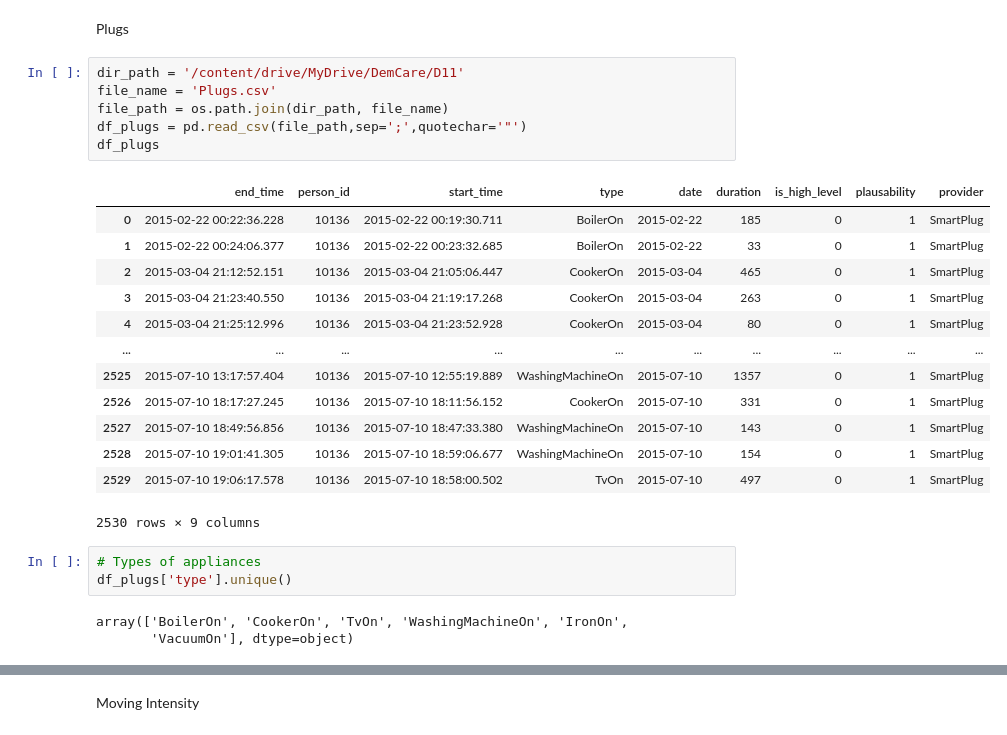
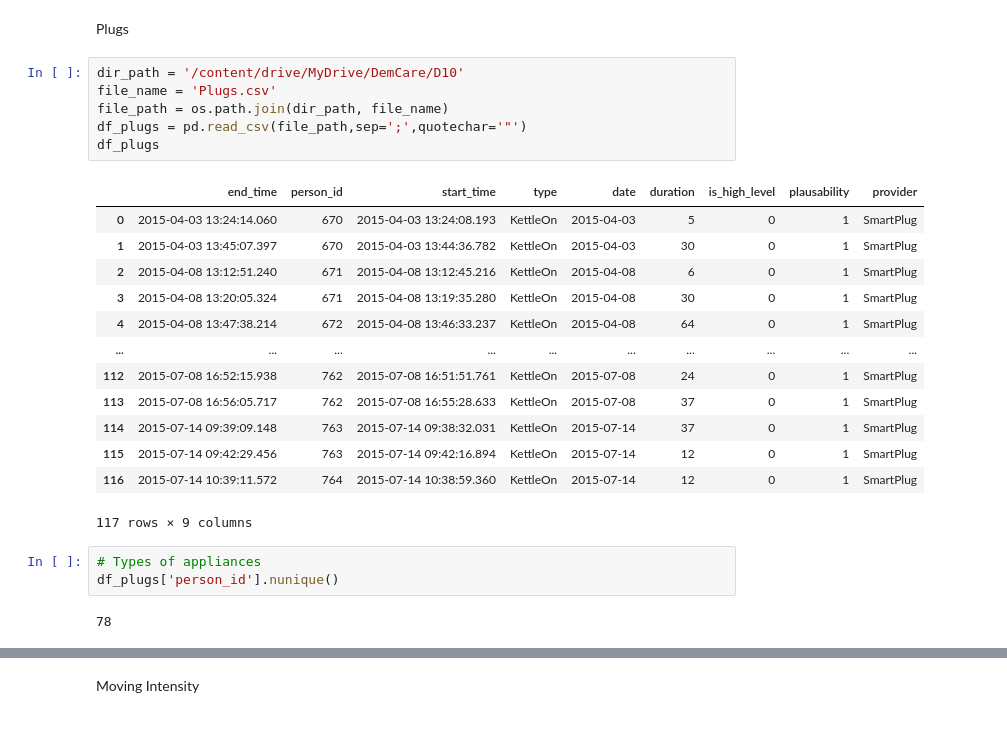
Before and after one commit to gkianfar/DemCare-Analysis, a Jupyter notebook: DemCare_Analysis.ipynb, the cells around one changed output, grey strips where cells are left out. Cells and saved outputs as stored; diff of their text form.

```diff
--- a/DemCare_Analysis.ipynb
+++ b/DemCare_Analysis.ipynb
@@ -123,28 +170,27 @@ plt.show()
 # %% [markdown]
 Plugs
 # %%
-dir_path = '/content/drive/MyDrive/DemCare/D11'
+dir_path = '/content/drive/MyDrive/DemCare/D10'
 file_name = 'Plugs.csv'
 file_path = os.path.join(dir_path, file_name)
 df_plugs = pd.read_csv(file_path,sep=';',quotechar='"')
 df_plugs
 # %% [output]
 |  | end_time | person_id | start_time | type | date | duration | is_high_level | plausability | provider |
-| 0 | 2015-02-22 00:22:36.228 | 10136 | 2015-02-22 00:19:30.711 | BoilerOn | 2015-02-22 | 185 | 0 | 1 | SmartPlug |
-| 1 | 2015-02-22 00:24:06.377 | 10136 | 2015-02-22 00:23:32.685 | BoilerOn | 2015-02-22 | 33 | 0 | 1 | SmartPlug |
-| 2 | 2015-03-04 21:12:52.151 | 10136 | 2015-03-04 21:05:06.447 | CookerOn | 2015-03-04 | 465 | 0 | 1 | SmartPlug |
-| 3 | 2015-03-04 21:23:40.550 | 10136 | 2015-03-04 21:19:17.268 | CookerOn | 2015-03-04 | 263 | 0 | 1 | SmartPlug |
-| 4 | 2015-03-04 21:25:12.996 | 10136 | 2015-03-04 21:23:52.928 | CookerOn | 2015-03-04 | 80 | 0 | 1 | SmartPlug |
+| 0 | 2015-04-03 13:24:14.060 | 670 | 2015-04-03 13:24:08.193 | KettleOn | 2015-04-03 | 5 | 0 | 1 | SmartPlug |
+| 1 | 2015-04-03 13:45:07.397 | 670 | 2015-04-03 13:44:36.782 | KettleOn | 2015-04-03 | 30 | 0 | 1 | SmartPlug |
+| 2 | 2015-04-08 13:12:51.240 | 671 | 2015-04-08 13:12:45.216 | KettleOn | 2015-04-08 | 6 | 0 | 1 | SmartPlug |
+| 3 | 2015-04-08 13:20:05.324 | 671 | 2015-04-08 13:19:35.280 | KettleOn | 2015-04-08 | 30 | 0 | 1 | SmartPlug |
+| 4 | 2015-04-08 13:47:38.214 | 672 | 2015-04-08 13:46:33.237 | KettleOn | 2015-04-08 | 64 | 0 | 1 | SmartPlug |
 | ... | ... | ... | ... | ... | ... | ... | ... | ... | ... |
-| 2525 | 2015-07-10 13:17:57.404 | 10136 | 2015-07-10 12:55:19.889 | WashingMachineOn | 2015-07-10 | 1357 | 0 | 1 | SmartPlug |
-| 2526 | 2015-07-10 18:17:27.245 | 10136 | 2015-07-10 18:11:56.152 | CookerOn | 2015-07-10 | 331 | 0 | 1 | SmartPlug |
-| 2527 | 2015-07-10 18:49:56.856 | 10136 | 2015-07-10 18:47:33.380 | WashingMachineOn | 2015-07-10 | 143 | 0 | 1 | SmartPlug |
-| 2528 | 2015-07-10 19:01:41.305 | 10136 | 2015-07-10 18:59:06.677 | WashingMachineOn | 2015-07-10 | 154 | 0 | 1 | SmartPlug |
-| 2529 | 2015-07-10 19:06:17.578 | 10136 | 2015-07-10 18:58:00.502 | TvOn | 2015-07-10 | 497 | 0 | 1 | SmartPlug |
+| 112 | 2015-07-08 16:52:15.938 | 762 | 2015-07-08 16:51:51.761 | KettleOn | 2015-07-08 | 24 | 0 | 1 | SmartPlug |
+| 113 | 2015-07-08 16:56:05.717 | 762 | 2015-07-08 16:55:28.633 | KettleOn | 2015-07-08 | 37 | 0 | 1 | SmartPlug |
+| 114 | 2015-07-14 09:39:09.148 | 763 | 2015-07-14 09:38:32.031 | KettleOn | 2015-07-14 | 37 | 0 | 1 | SmartPlug |
+| 115 | 2015-07-14 09:42:29.456 | 763 | 2015-07-14 09:42:16.894 | KettleOn | 2015-07-14 | 12 | 0 | 1 | SmartPlug |
+| 116 | 2015-07-14 10:39:11.572 | 764 | 2015-07-14 10:38:59.360 | KettleOn | 2015-07-14 | 12 | 0 | 1 | SmartPlug |
-2530 rows × 9 columns
+117 rows × 9 columns
 # %%
 # Types of appliances
-df_plugs['type'].unique()
+df_plugs['person_id'].nunique()
 # %% [output]
-array(['BoilerOn', 'CookerOn', 'TvOn', 'WashingMachineOn', 'IronOn',
-       'VacuumOn'], dtype=object)
+78
```
Also changed, not shown: parts of 18 cells of this notebook.
